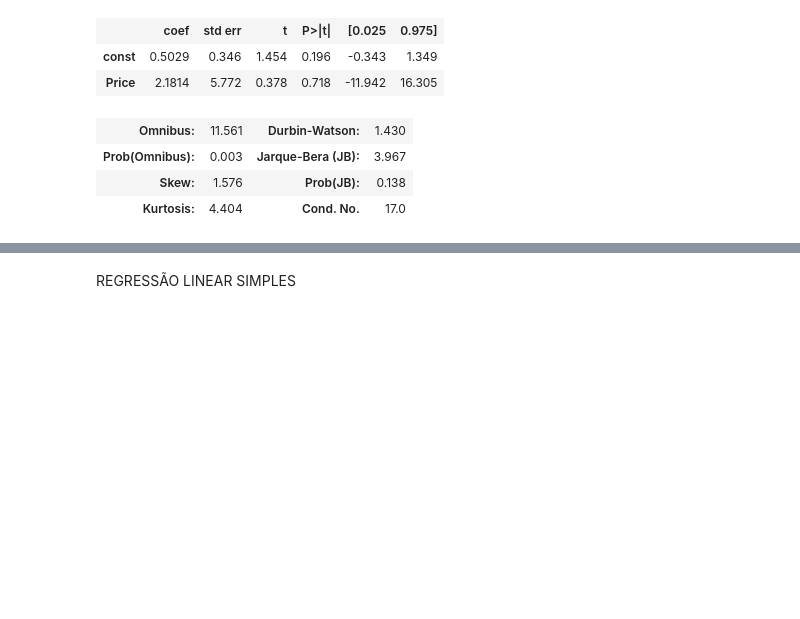
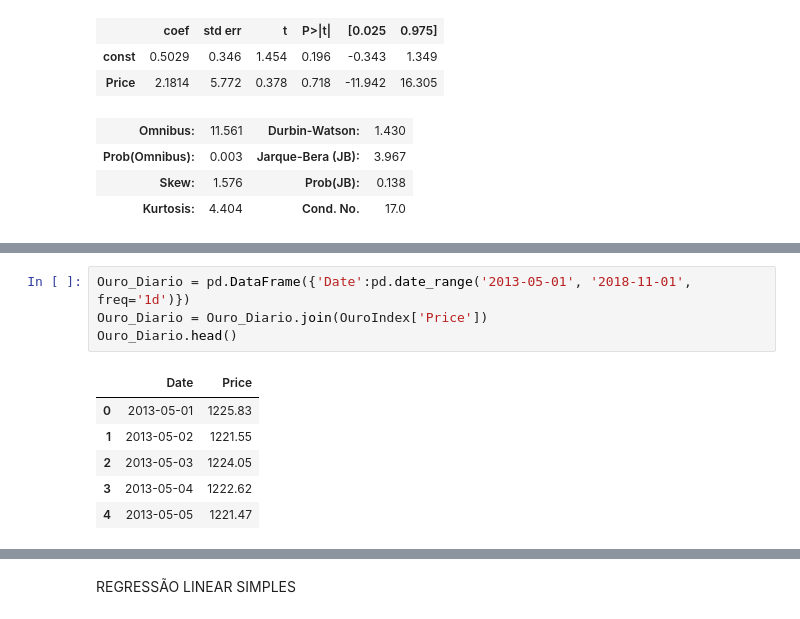
Before and after one commit to lucasmuchaluat/PROJETO-3---CIENCIA-DOS-DADOS, a Jupyter notebook: Crypto_Currency_Projeto_3.ipynb, the cells around one changed output, grey strips where cells are left out. Drawn from its saved outputs; the diff is of its cells as text; blank space fills up the shorter version.

```diff
--- a/Crypto_Currency_Projeto_3.ipynb
+++ b/Crypto_Currency_Projeto_3.ipynb
@@ -443,0 +457,11 @@ plt.ylabel("y: gold delta");
+# %%
+Ouro_Diario = pd.DataFrame({'Date':pd.date_range('2013-05-01', '2018-11-01', freq='1d')})
+Ouro_Diario = Ouro_Diario.join(OuroIndex['Price'])
+Ouro_Diario.head()
+# %% [output]
+|  | Date | Price |
+| 0 | 2013-05-01 | 1225.83 |
+| 1 | 2013-05-02 | 1221.55 |
+| 2 | 2013-05-03 | 1224.05 |
+| 3 | 2013-05-04 | 1222.62 |
+| 4 | 2013-05-05 | 1221.47 |
```
Also changed, not shown: parts of 5 cells of this notebook.
